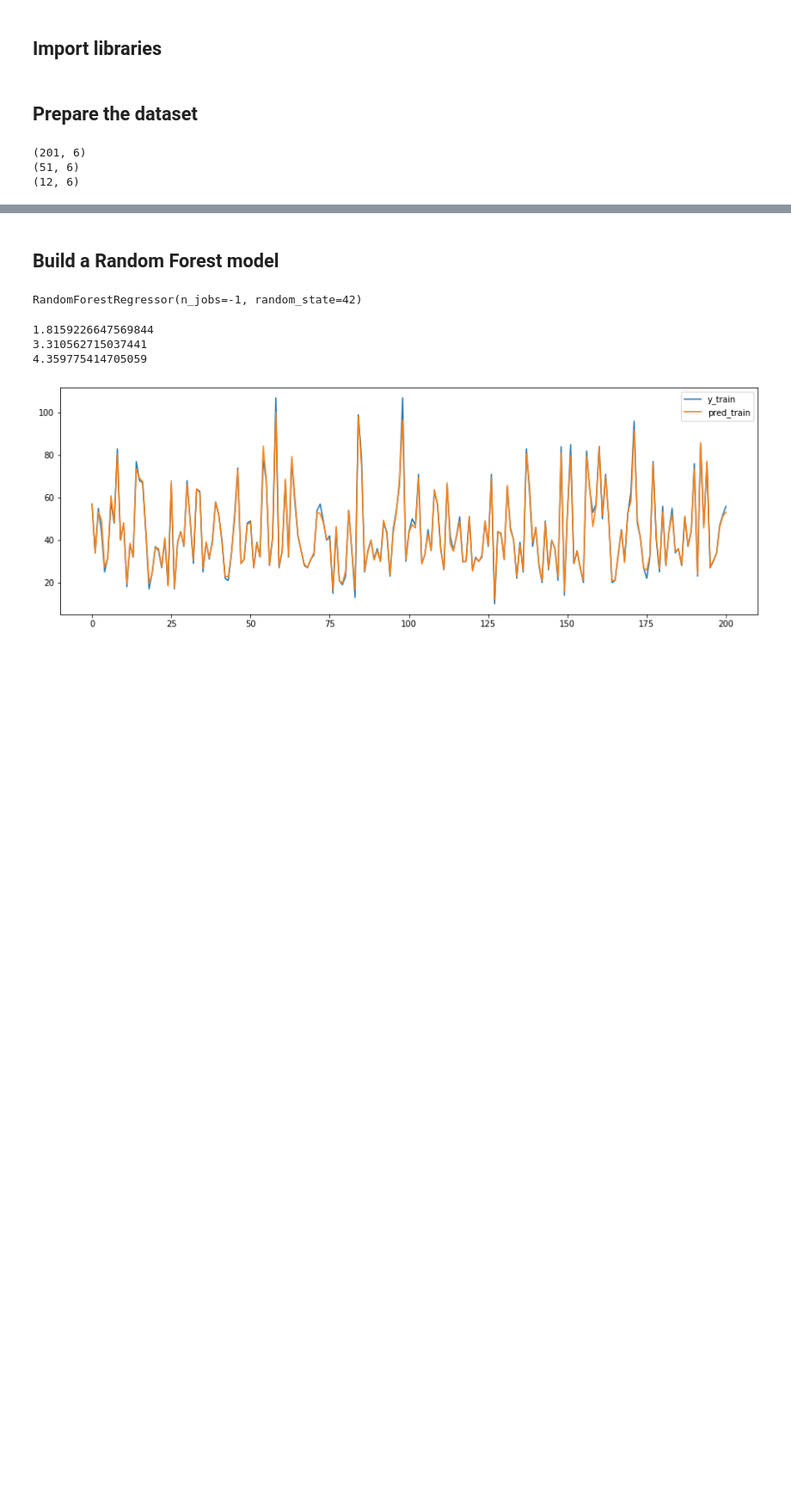
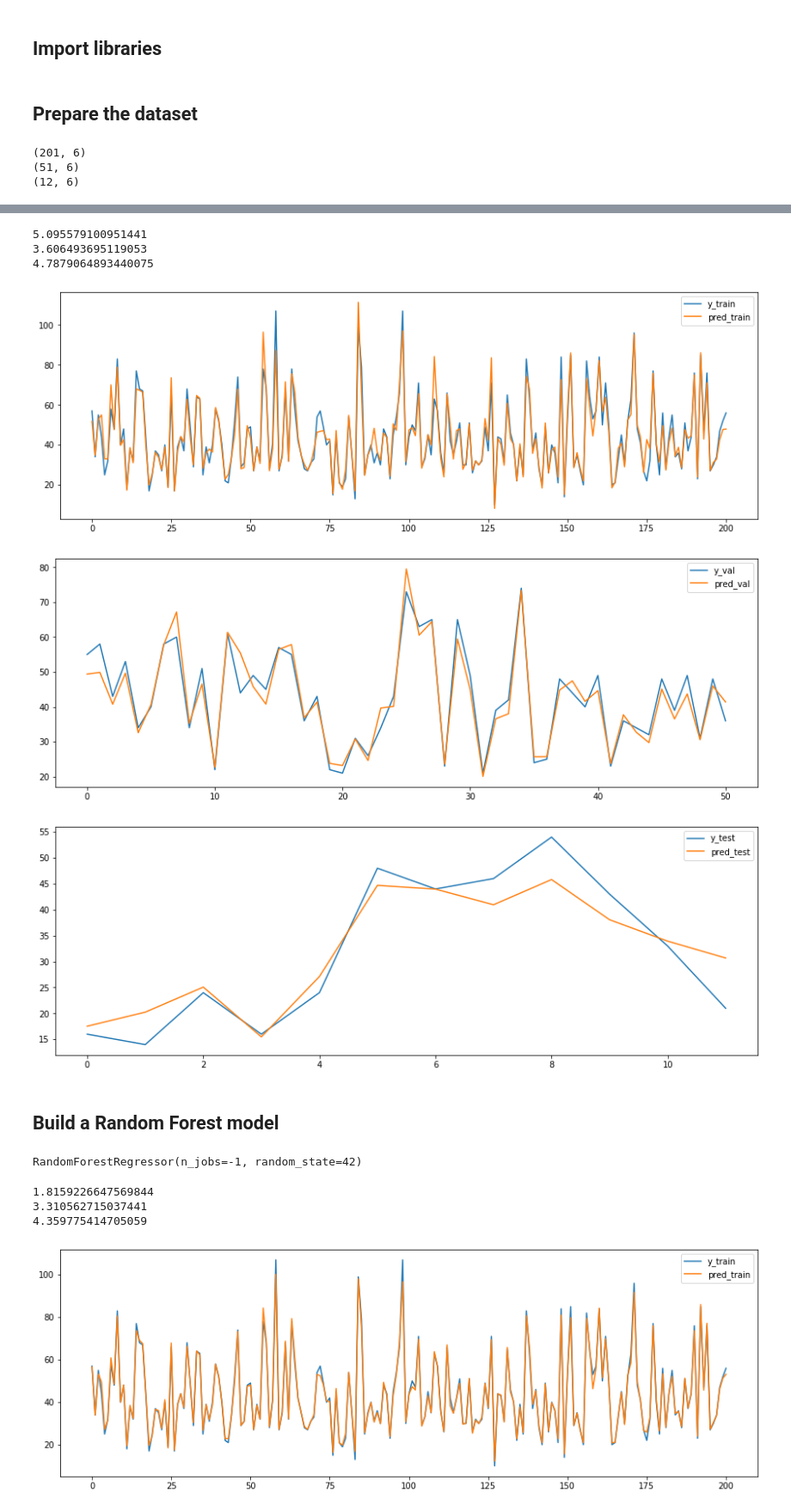
Before and after one commit to molspace/DPS_AI_challenge, a Jupyter notebook: ML_model.ipynb, the cells around one changed output, grey strips where cells are left out. Shown at 86% size. Saved outputs shown, nothing was run; the diff lists cells and outputs as text; code cells hidden in the pictures; blank space fills up the shorter version.

Commit message:
improved ml models predictions

```diff
--- a/ML_model.ipynb
+++ b/ML_model.ipynb
@@ -34,0 +53,6 @@ print(X_test.shape)
+# %%
+from sklearn.linear_model import LinearRegression, Ridge
+
+lr = Ridge(alpha=0.001, fit_intercept=True, normalize=True)
+#lr = LinearRegression(alpha=0.01, random_state=42)
+lr.fit(X_train, y_train)
@@ -35,3 +74,36 @@ print(X_test.shape)
+# %%
+pred_train = lr.predict(X_train)
+pred_val = lr.predict(X_val)
+pred_test = lr.predict(X_test)
+
+print(mse(y_train, pred_train, squared=False))
+print(mse(y_val, pred_val, squared=False))
+print(mse(y_test, pred_test, squared=False))
+
+plt.figure(figsize=(15,5))
+plt.plot(y_train, label='y_train')
+plt.plot(pred_train, label='pred_train')
+plt.legend(loc='best')
+plt.show()
+
+plt.figure(figsize=(15,5))
+plt.plot(y_val, label='y_val')
+plt.plot(pred_val, label='pred_val')
+plt.legend(loc='best')
+plt.show()
+
+plt.figure(figsize=(15,5))
+plt.plot(y_test, label='y_test')
+plt.plot(pred_test, label='pred_test')
+plt.legend(loc='best')
+plt.show()
+# %% [output]
+5.095579100951441
+3.606493695119053
+4.7879064893440075
+[figure, added]
+[figure, added]
+[figure, added]
 # %% [markdown]
 ## Build a Random Forest model
 # %%
```
Also changed, not shown: parts of 21 cells of this notebook, 6 other files.
